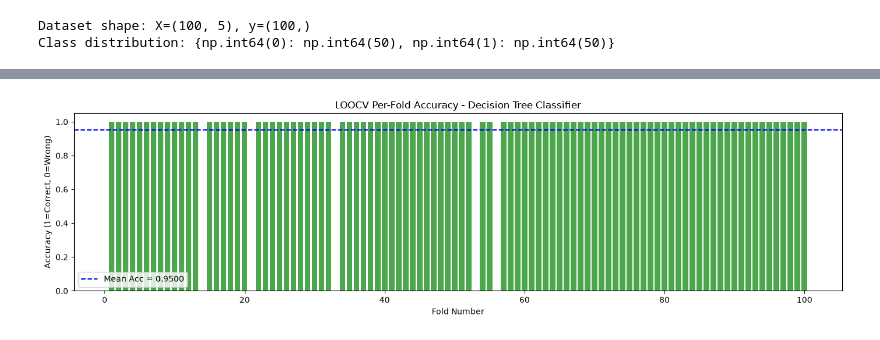
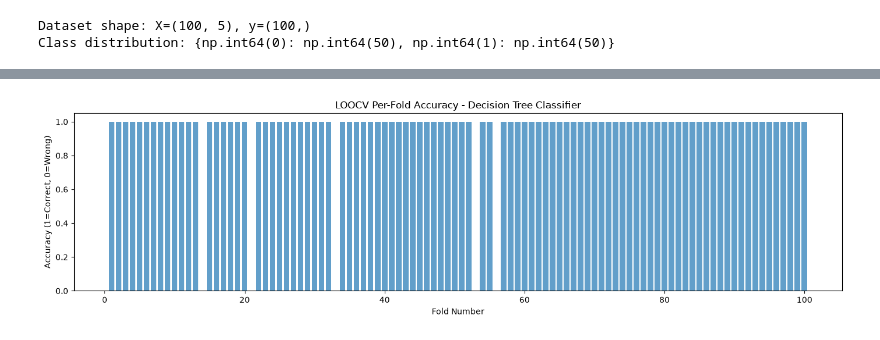
Before and after one commit to DevsAlternateGit/Sem-7_ML_IPE, a Jupyter notebook: 02_cross_validation.ipynb, the cells around one changed output, grey strips where cells are left out. Cells and saved outputs as stored; diff of their text form; code cells hidden in the pictures.

```diff
--- a/02_cross_validation.ipynb
+++ b/02_cross_validation.ipynb
@@ -90,15 +89,11 @@ Average LOOCV Accuracy: 0.9500
 # %%
 # Bar plot of per-fold accuracy (100 bars)
 plt.figure(figsize=(14, 4))
-colors = ['green' if a else 'red' for a in fold_accs]
-plt.bar(range(1, 101), fold_accs, color=colors, alpha=0.7)
-plt.axhline(y=np.mean(fold_accs), color='blue', linestyle='--',
-            label=f'Mean Acc = {np.mean(fold_accs):.4f}')
+plt.bar(range(1, 101), fold_accs, alpha=0.7)
 plt.xlabel('Fold Number')
 plt.ylabel('Accuracy (1=Correct, 0=Wrong)')
 plt.title('LOOCV Per-Fold Accuracy - Decision Tree Classifier')
-plt.legend()
 plt.tight_layout()
 plt.show()
 # %% [output]
-[figure, old version]
+[figure, new version]
```
Also changed, not shown: parts of 1 cell of this notebook.
